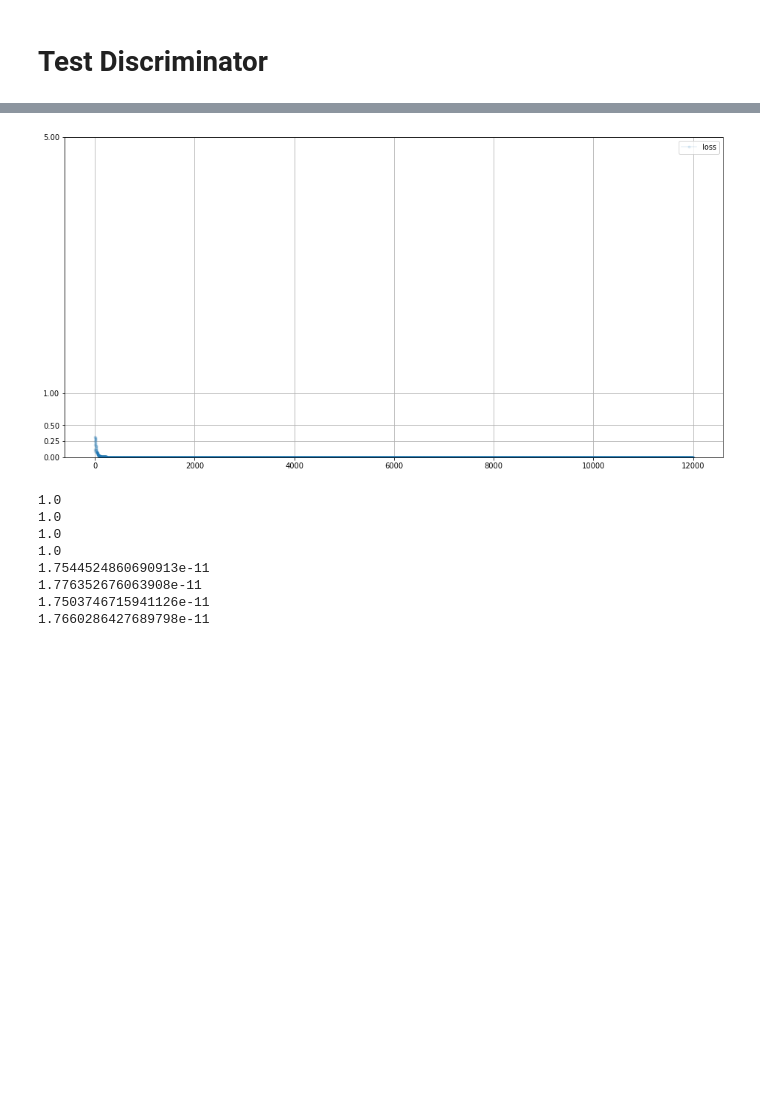
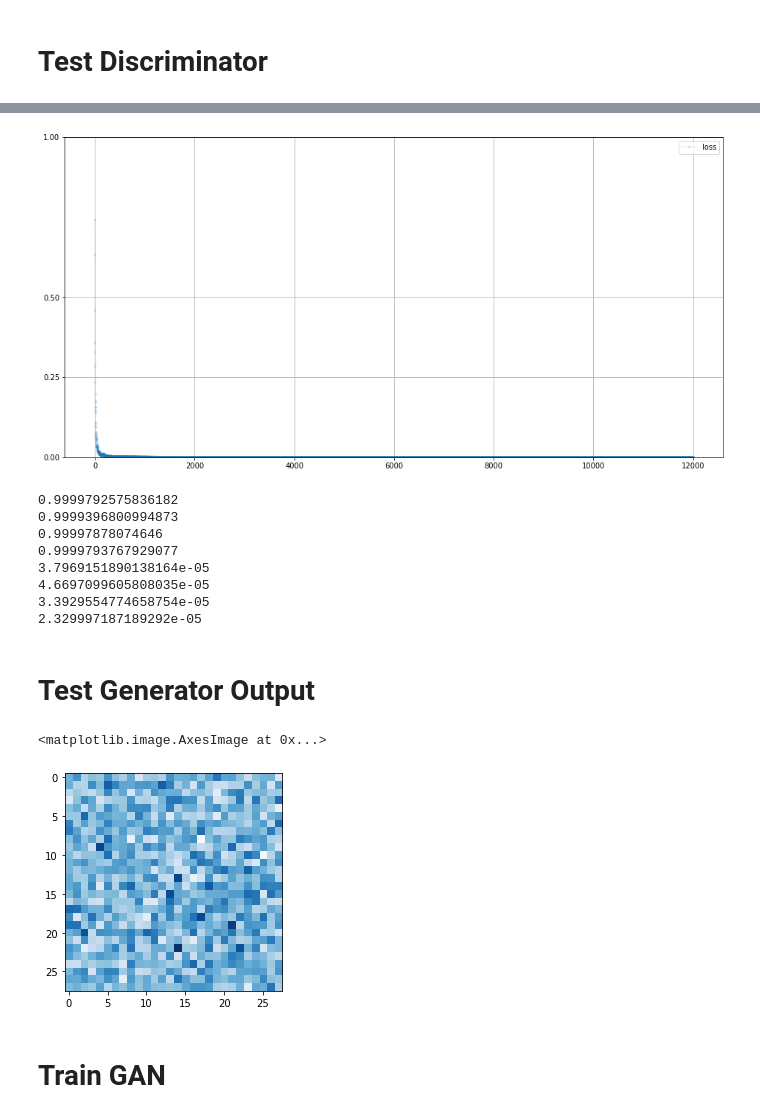
Before and after one commit to mucollabo/firstGAN, a Jupyter notebook: 07_training_handwriting.ipynb, the cells around one changed output, grey strips where cells are left out. Saved outputs shown, nothing was run; the diff lists cells and outputs as text; code cells hidden in the pictures; blank space fills up the shorter version.

```diff
--- a/07_training_handwriting.ipynb
+++ b/07_training_handwriting.ipynb
@@ -90,8 +90,8 @@ class Discriminator(nn.Module):
     # create loss function
     self.loss_function = nn.BCELoss()
 
-    # create optimiser, simple stochastic gradient descent
-    self.optimiser = torch.optim.Adam(self.parameters(), lr=0.001)
+    # create optimiser, stochastic gradient descent
+    self.optimiser = torch.optim.SGD(self.parameters(), lr=0.01)
 
     # counter and accumulator for progress
     self.counter = 0
@@ -128,7 +128,7 @@ class Discriminator(nn.Module):
 
   def plot_progress(self):
     df = pd.DataFrame(self.progress, columns=['loss'])
-    df.plot(ylim=(0), figsize=(16, 8), alpha=0.1, marker='.', grid=True, yticks=(0, 0.25, 0.5, 1.0, 5.0))
+    df.plot(ylim=(0, 1.0), figsize=(16, 8), alpha=0.1, marker='.', grid=True, yticks=(0, 0.25, 0.5, 1.0, 5.0))
     pass
 
   pass
@@ -165,7 +165,7 @@ Wall time: 6min 4s
 # %%
 D.plot_progress()
 # %% [output]
-[figure, old version]
+[figure, new version]
 # %%
 # manually run discriminator to check it can tell real data from fake
 
@@ -178,11 +178,11 @@ for i in range(4):
   print(D.forward(generate_random_image(784)).item())
   pass
 # %% [output]
-1.0
-1.0
-1.0
-1.0
-1.7544524860690913e-11
-1.776352676063908e-11
-1.7503746715941126e-11
-1.7660286427689798e-11
+0.9999792575836182
+0.9999396800994873
+0.99997878074646
+0.9999793767929077
+3.7969151890138164e-05
+4.6697099605808035e-05
+3.3929554774658754e-05
+2.329997187189292e-05
@@ -188,0 +246,17 @@ for i in range(4):
+# %% [markdown]
+Test Generator Output
+===
+# %%
+# check the generator output is of the right type and shape
+
+G = Generator()
+
+output = G.forward(generate_random_seed(1))
+img = output.detach().numpy().reshape(28, 28)
+plt.imshow(img, interpolation='none', cmap='Blues')
+# %% [output]
+<matplotlib.image.AxesImage at 0x...>
+[figure, added]
+# %% [markdown]
+Train GAN
+===
```
Also changed, not shown: parts of 6 cells of this notebook.
